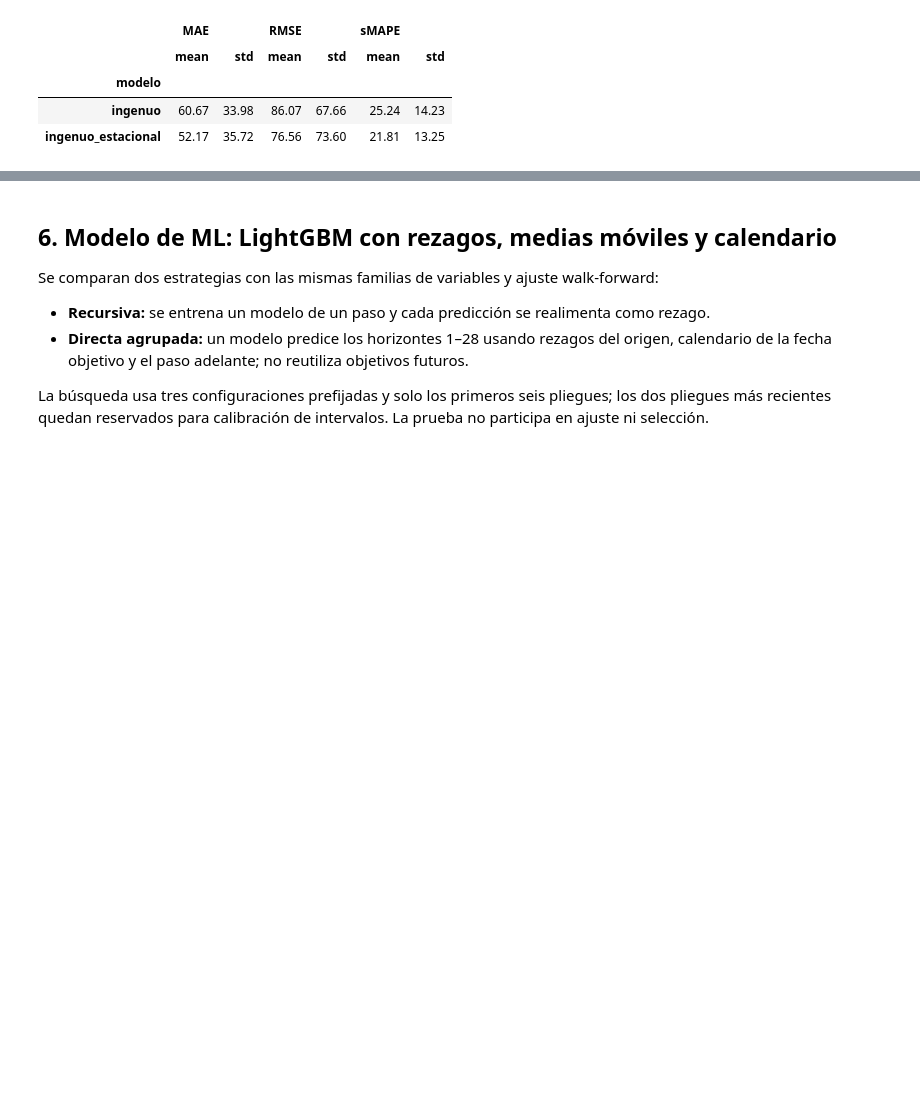
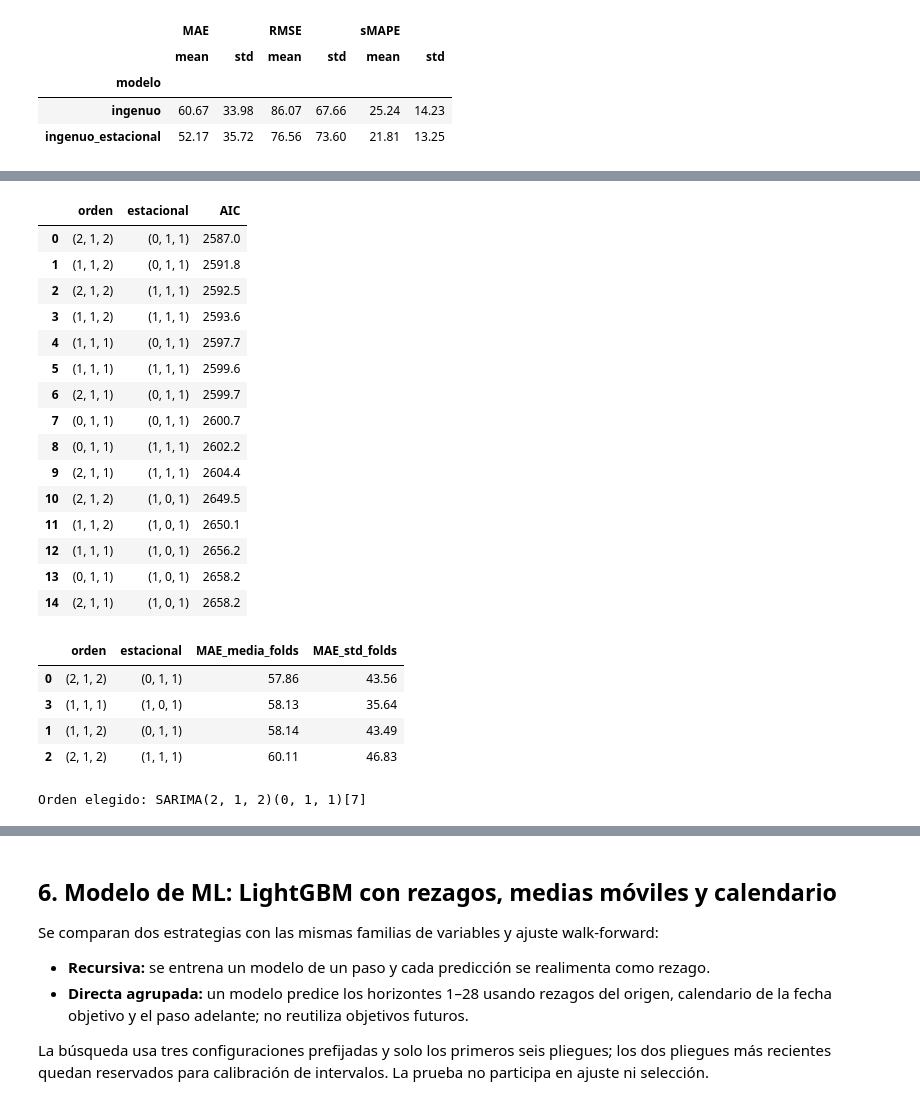
Before and after one commit to tomasguzman0925-ship-it/Taller-ML, a Jupyter notebook: notebooks/B_series.ipynb, the cells around one changed output, grey strips where cells are left out. Cells and saved outputs as stored; diff of their text form; code cells hidden in the pictures; blank space fills up the shorter version.

```diff
--- a/notebooks/B_series.ipynb
+++ b/notebooks/B_series.ipynb
@@ -191,3 +198,68 @@ Se ajusta SARIMA(1,1,1)(1,0,1)[7] en cada origen walk-forward. Los intervalos de
+# %%
+import itertools
+import warnings
+
+def ajustar_sarima(serie, orden, estacional):
+    with warnings.catch_warnings():
+        warnings.simplefilter("ignore")
+        return SARIMAX(
+            serie.astype(float), order=orden, seasonal_order=(*estacional, config.ESTACIONALIDAD),
+            enforce_stationarity=False, enforce_invertibility=False,
+        ).fit(disp=False, maxiter=150)
+
+# 1) AIC con el entrenamiento del primer pliegue (no ve validación ni prueba)
+y_aic = pliegues[0].entrenamiento
+grilla_aic = []
+for orden, estacional in itertools.product(
+    [(0, 1, 1), (1, 1, 1), (2, 1, 1), (1, 1, 2), (2, 1, 2)],
+    [(1, 0, 1), (0, 1, 1), (1, 1, 1)],
+):
+    grilla_aic.append({"orden": orden, "estacional": estacional,
+                       "AIC": ajustar_sarima(y_aic, orden, estacional).aic})
+grilla_aic = pd.DataFrame(grilla_aic).sort_values("AIC").reset_index(drop=True)
+display(grilla_aic.round(1))
+
+# 2) Los 3 mejores por AIC + el orden inicial, comparados por MAE en los pliegues de selección
+candidatos_sarima = grilla_aic.head(3)[["orden", "estacional"]].to_records(index=False).tolist()
+if ((1, 1, 1), (1, 0, 1)) not in candidatos_sarima:
+    candidatos_sarima.append(((1, 1, 1), (1, 0, 1)))
+comparacion_sarima = []
+for orden, estacional in candidatos_sarima:
+    maes = [
+        ts.metricas(p.validacion,
+                    ajustar_sarima(p.entrenamiento, orden, estacional)
+                    .get_forecast(config.HORIZONTE).predicted_mean.clip(lower=0))["MAE"]
+        for p in pliegues_seleccion
+    ]
+    comparacion_sarima.append({"orden": orden, "estacional": estacional,
+                               "MAE_media_folds": np.mean(maes), "MAE_std_folds": np.std(maes, ddof=1)})
+comparacion_sarima = pd.DataFrame(comparacion_sarima).sort_values("MAE_media_folds")
+display(comparacion_sarima.round(2))
+orden_sarima, orden_estacional = comparacion_sarima.iloc[0][["orden", "estacional"]]
+print(f"Orden elegido: SARIMA{orden_sarima}{orden_estacional}[{config.ESTACIONALIDAD}]")
+# %% [output]
+|  | orden | estacional | AIC |
+| 0 | (2, 1, 2) | (0, 1, 1) | 2587.0 |
+| 1 | (1, 1, 2) | (0, 1, 1) | 2591.8 |
+| 2 | (2, 1, 2) | (1, 1, 1) | 2592.5 |
+| 3 | (1, 1, 2) | (1, 1, 1) | 2593.6 |
+| 4 | (1, 1, 1) | (0, 1, 1) | 2597.7 |
+| 5 | (1, 1, 1) | (1, 1, 1) | 2599.6 |
+| 6 | (2, 1, 1) | (0, 1, 1) | 2599.7 |
+| 7 | (0, 1, 1) | (0, 1, 1) | 2600.7 |
+| 8 | (0, 1, 1) | (1, 1, 1) | 2602.2 |
+| 9 | (2, 1, 1) | (1, 1, 1) | 2604.4 |
+| 10 | (2, 1, 2) | (1, 0, 1) | 2649.5 |
+| 11 | (1, 1, 2) | (1, 0, 1) | 2650.1 |
+| 12 | (1, 1, 1) | (1, 0, 1) | 2656.2 |
+| 13 | (0, 1, 1) | (1, 0, 1) | 2658.2 |
+| 14 | (2, 1, 1) | (1, 0, 1) | 2658.2 |
+|  | orden | estacional | MAE_media_folds | MAE_std_folds |
+| 0 | (2, 1, 2) | (0, 1, 1) | 57.86 | 43.56 |
+| 3 | (1, 1, 1) | (1, 0, 1) | 58.13 | 35.64 |
+| 1 | (1, 1, 2) | (0, 1, 1) | 58.14 | 43.49 |
+| 2 | (2, 1, 2) | (1, 1, 1) | 60.11 | 46.83 |
+Orden elegido: SARIMA(2, 1, 2)(0, 1, 1)[7]
 # %%
 sarima_resultados = []
 sarima_intervalos = []
```
Also changed, not shown: parts of 13 cells of this notebook, 6 other files.
